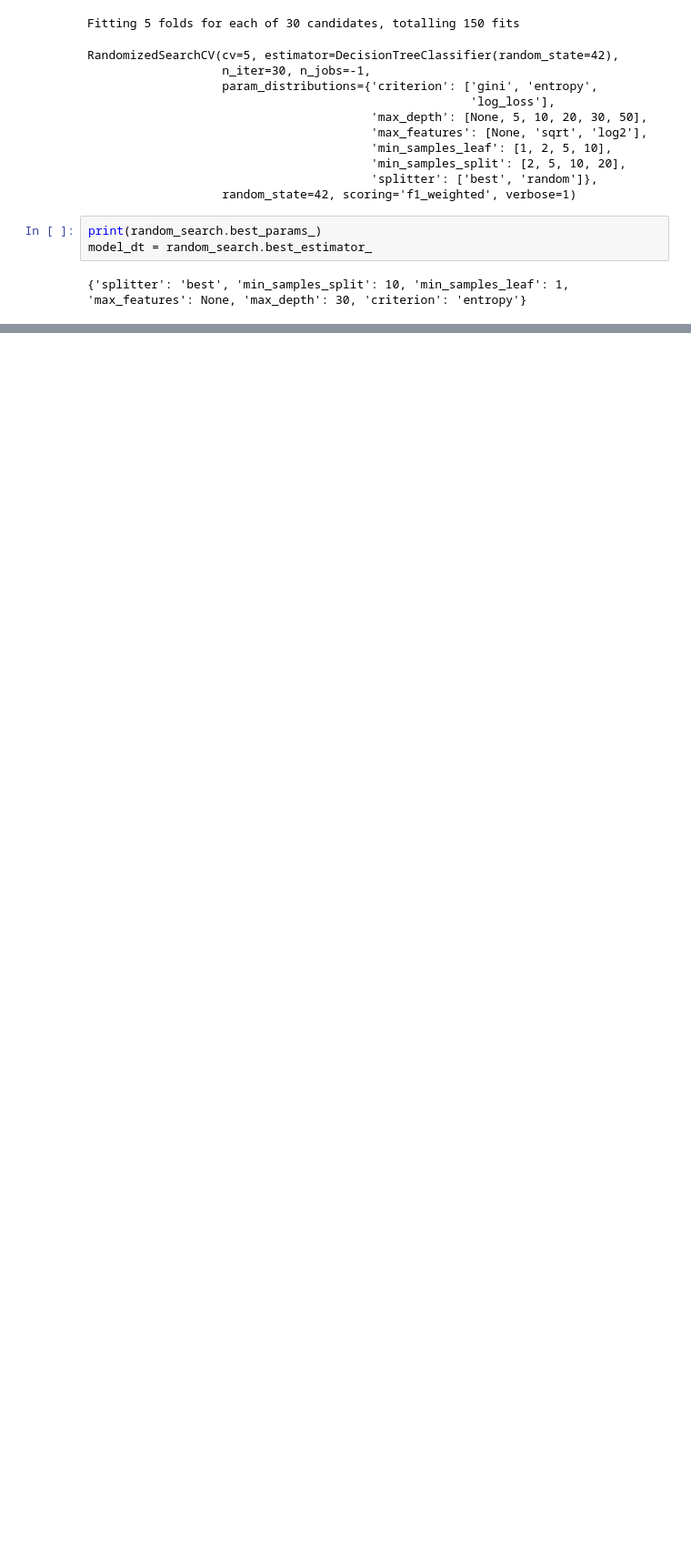
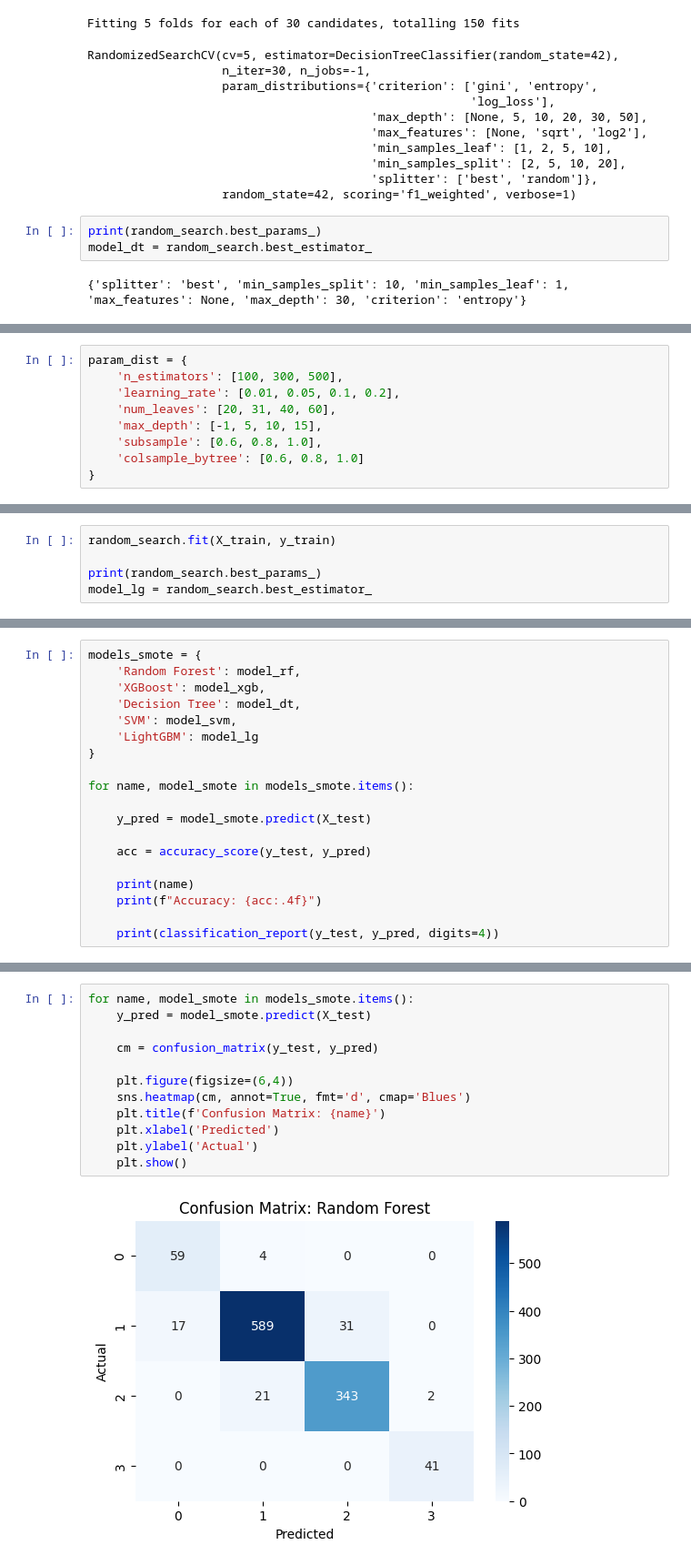
Before and after one commit to aRandomUser1107/Air-Quality-in-Jakarta, a Jupyter notebook: ClassificationML.ipynb, the cells around one changed output, grey strips where cells are left out. Shown at 91% size. Saved outputs shown, nothing was run; the diff lists cells and outputs as text; blank space fills up the shorter version.

```diff
--- a/ClassificationML.ipynb
+++ b/ClassificationML.ipynb
@@ -650,0 +605,9 @@ weighted avg       0.93      0.92      0.92      1107
+# %%
+param_dist = {
+    'n_estimators': [100, 300, 500],
+    'learning_rate': [0.01, 0.05, 0.1, 0.2],
+    'num_leaves': [20, 31, 40, 60],
+    'max_depth': [-1, 5, 10, 15],
+    'subsample': [0.6, 0.8, 1.0],
+    'colsample_bytree': [0.6, 0.8, 1.0]
+}
@@ -650,0 +625,5 @@ weighted avg       0.93      0.92      0.92      1107
+# %%
+random_search.fit(X_train, y_train)
+
+print(random_search.best_params_)
+model_lg = random_search.best_estimator_
@@ -650,0 +633,19 @@ weighted avg       0.93      0.92      0.92      1107
+# %%
+models_smote = {
+    'Random Forest': model_rf,
+    'XGBoost': model_xgb,
+    'Decision Tree': model_dt,
+    'SVM': model_svm,
+    'LightGBM': model_lg
+}
+
+for name, model_smote in models_smote.items():
+
+    y_pred = model_smote.predict(X_test)
+
+    acc = accuracy_score(y_test, y_pred)
+
+    print(name)
+    print(f"Accuracy: {acc:.4f}")
+
+    print(classification_report(y_test, y_pred, digits=4))
@@ -650,0 +670,14 @@ weighted avg       0.93      0.92      0.92      1107
+# %%
+for name, model_smote in models_smote.items():
+    y_pred = model_smote.predict(X_test)
+
+    cm = confusion_matrix(y_test, y_pred)
+
+    plt.figure(figsize=(6,4))
+    sns.heatmap(cm, annot=True, fmt='d', cmap='Blues')
+    plt.title(f'Confusion Matrix: {name}')
+    plt.xlabel('Predicted')
+    plt.ylabel('Actual')
+    plt.show()
+# %% [output]
+[figure, added]
```
Also changed, not shown: parts of 33 cells of this notebook.
